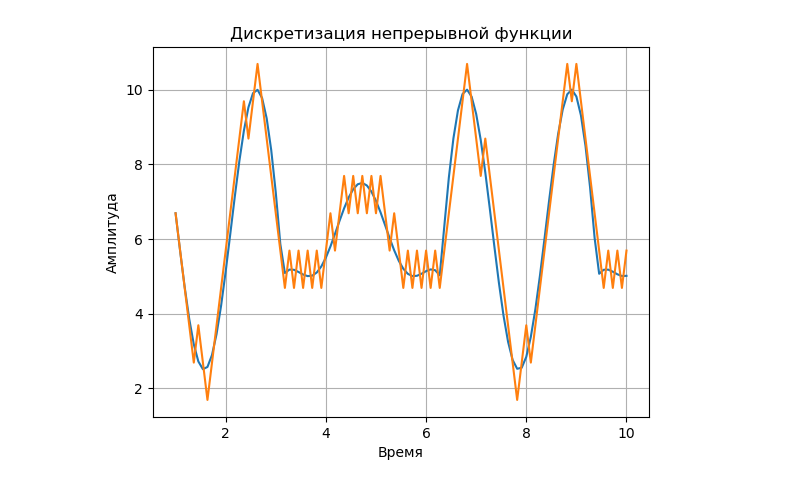
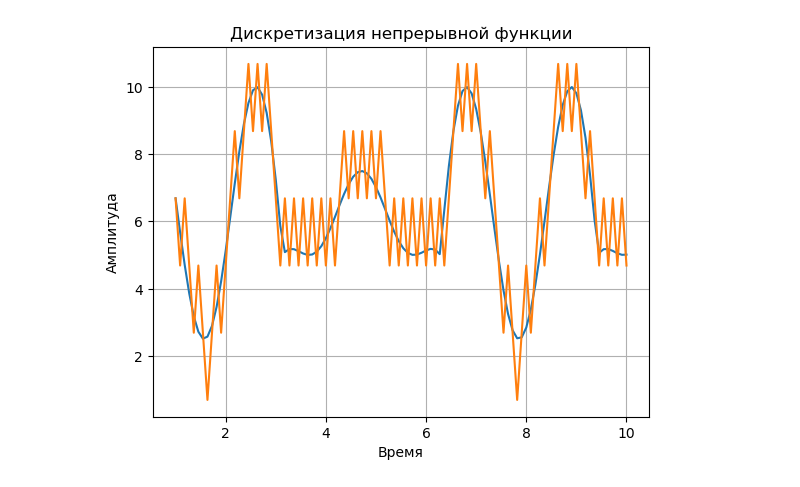
Before and after one commit to S1mpotyaga/Adaptive_coding, a Jupyter notebook: python_realize/nootbook.ipynb, the cells around one changed output. Saved outputs shown, nothing was run; the diff lists cells and outputs as text; code cells hidden in the pictures.

```diff
--- a/python_realize/nootbook.ipynb
+++ b/python_realize/nootbook.ipynb
@@ -1,22 +9,13 @@
 # %%
-import numpy as np
-import matplotlib.pyplot as plt
-
-def f(x):
-    return (np.abs(np.sin(x)) + 0.5 * np.cos(2*x) + 0.25 * np.sin(3*x))*10
-
-x_values = np.linspace(1,10,100)
-y_values = f(x_values)
-
 y_disret = [y_values[0]]
 for i in range(1,len(y_values)):
-    y_disret.append(y_disret[-1]+int(np.sign(y_values[i]-y_disret[-1])))
+    y_disret.append(y_disret[-1]+int(np.sign(y_values[i]-y_disret[-1]))*2)
 
 plt.plot(x_values, y_values)
 plt.plot(x_values, y_disret)
 plt.title('Дискретизация непрерывной функции')
 plt.xlabel('Время')
 plt.ylabel('Амплитуда')
 plt.grid()
 # %% [output]
-[figure, old version]
+[figure, new version]
```
Also changed, not shown: parts of 2 cells of this notebook, 5 other files.
